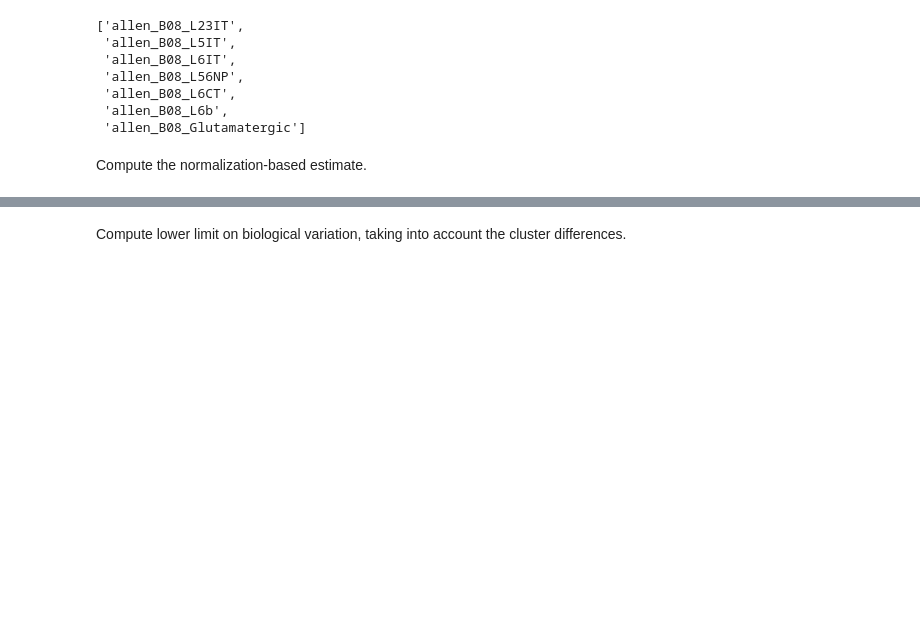
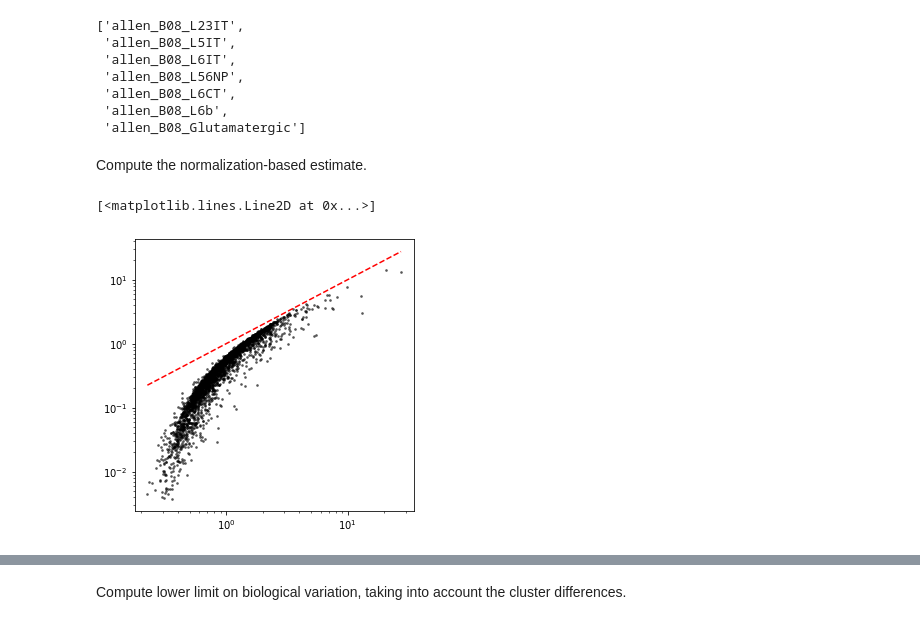
Before and after one commit to pachterlab/monod_examples, a Jupyter notebook: manuscript_computation/gg220602_allen_cellsubtypes_norm.ipynb, the cells around one changed output, grey strips where cells are left out. Cells and saved outputs as stored; diff of their text form; code cells hidden in the pictures; blank space fills up the shorter version.

```diff
--- a/manuscript_computation/gg220602_allen_cellsubtypes_norm.ipynb
+++ b/manuscript_computation/gg220602_allen_cellsubtypes_norm.ipynb
@@ -65,3 +65,7 @@ from scipy import stats
 Compute the normalization-based estimate.
 # %%
 f_bio_naive = sd_arr[-1].get_noise_decomp()[:,0,1] #biological noise over whole dataset, by normalization
+# %%
+
+S = np.copy(sd_arr[-1].layers[1])
+Snorm = monod.extract_data.normalize_count_matrix(S, sizefactor='pf', lognormalize=True, pcount=0)
@@ -67,0 +76,14 @@ f_bio_naive = sd_arr[-1].get_noise_decomp()[:,0,1] #biological noise over whole
+# %%
+CV2_S = S.var(1) / S.mean(1) ** 2
+# %%
+CV2_S_norm = Snorm.var(1) / Snorm.mean(1) ** 2
+# %%
+fig1,ax1=plt.subplots(1,1,figsize=(5,5))
+ax1.scatter(CV2_S,CV2_S_norm,3,'k',alpha=0.5)
+ax1.set_xscale('log')
+ax1.set_yscale('log')
+xl  = [min(CV2_S),max(CV2_S)]
+ax1.plot(xl,xl,'r--')
+# %% [output]
+[<matplotlib.lines.Line2D at 0x...>]
+[figure, added]
```
Also changed, not shown: parts of 22 cells of this notebook.
